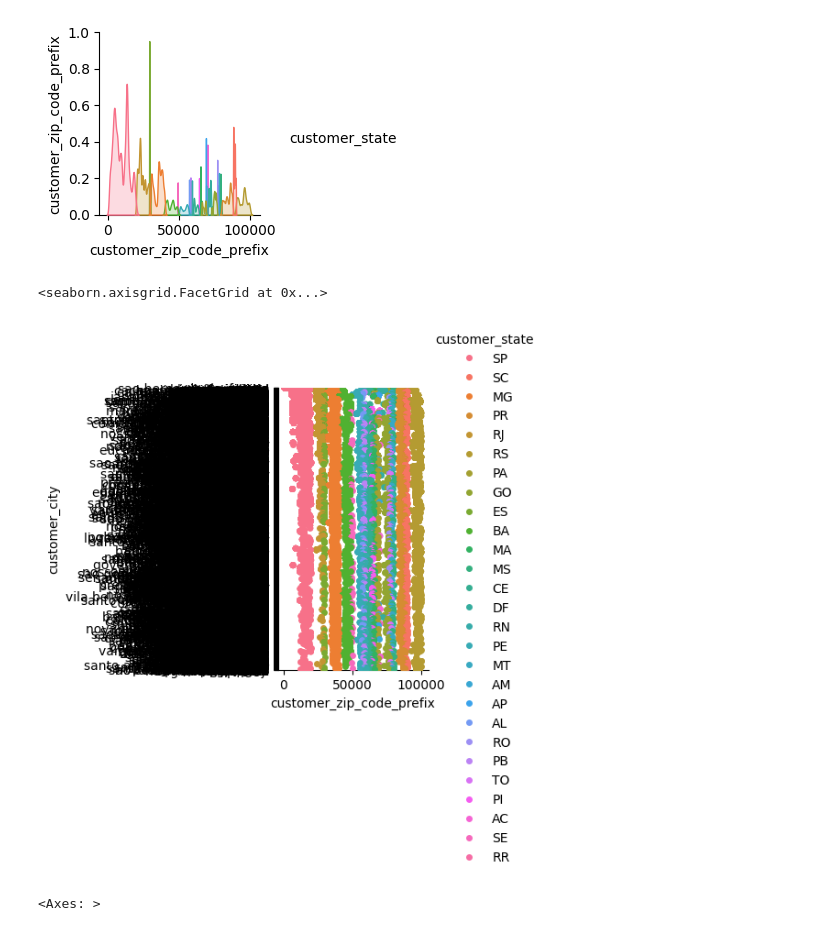
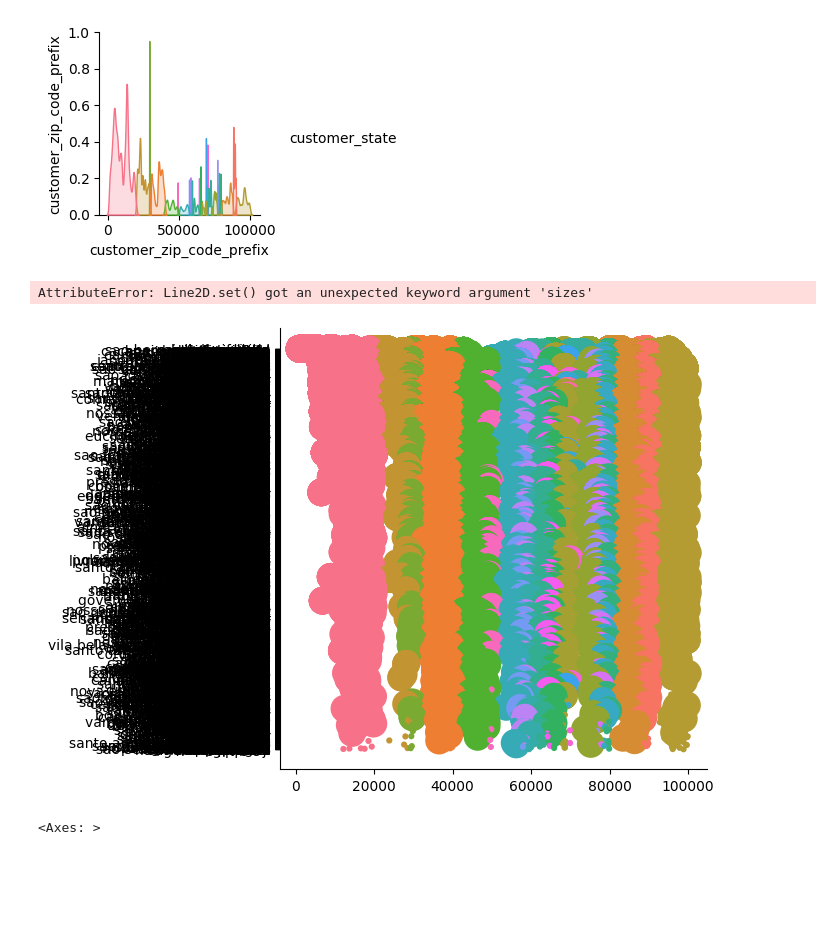
Before and after one commit to 955928/Analyse_Exploiratoire_et_Tableau_de_bord, a Jupyter notebook: Olist.ipynb, the cells around one changed output. Cells and saved outputs as stored; diff of their text form; code cells hidden in the pictures; blank space fills up the shorter version.

Commit message:
Testing catplot grapchs on df_products

```diff
--- a/Olist.ipynb
+++ b/Olist.ipynb
@@ -142,10 +142,10 @@ sns.pairplot(df_customers, hue='customer_state')
 <seaborn.axisgrid.PairGrid at 0x...>
 [figure]
 # %%
-sns.catplot(x="customer_zip_code_prefix", y="customer_state", data=df_customers, hue="customer_state")
+sns.catplot(x="customer_zip_code_prefix", y="customer_city", data=df_customers,  hue="customer_state",sizes=(20,400))
 # %% [output]
-<seaborn.axisgrid.FacetGrid at 0x...>
+AttributeError: Line2D.set() got an unexpected keyword argument 'sizes'
-[figure, old version]
+[figure, new version]
 # %%
 df_geolocation.plot()
 # %% [output]
```
Also changed, not shown: parts of 10 cells of this notebook.
